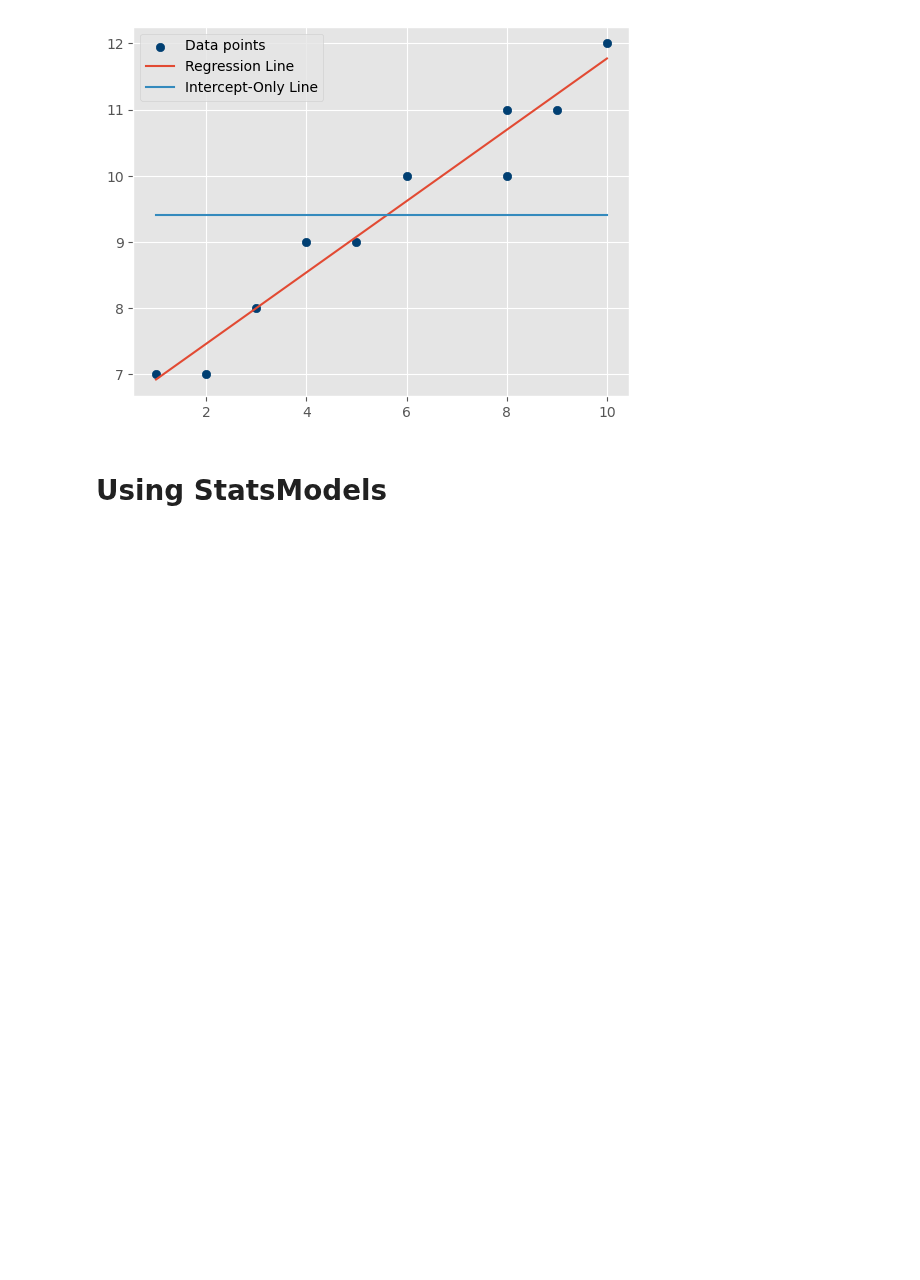
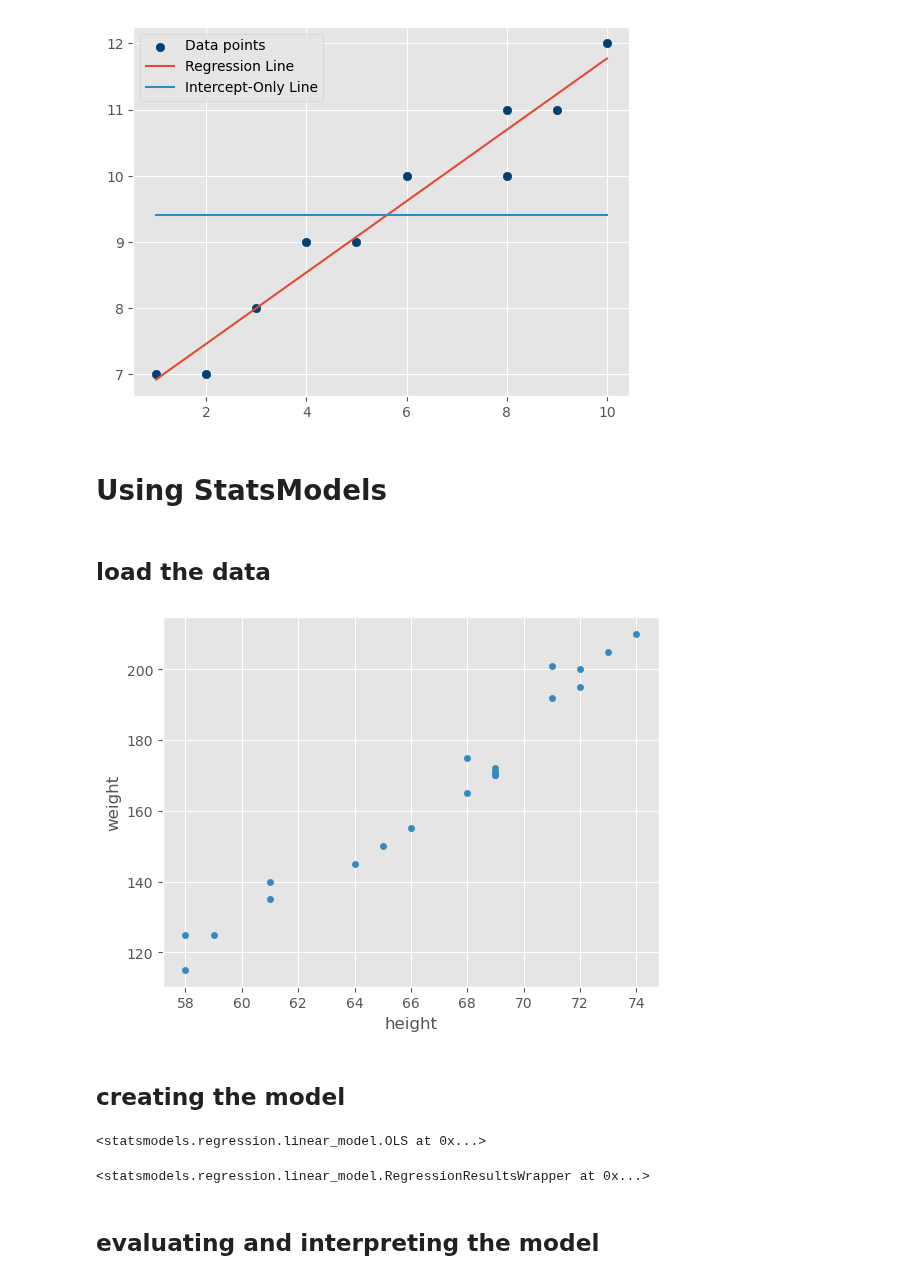
Before and after one commit to claudiahW/LuxDev, a Jupyter notebook: projects/regressionmodel.ipynb, the cells around one changed output. Saved outputs shown, nothing was run; the diff lists cells and outputs as text; code cells hidden in the pictures; blank space fills up the shorter version.

```diff
--- a/projects/regressionmodel.ipynb
+++ b/projects/regressionmodel.ipynb
@@ -57,3 +57,13 @@ Our model is: y = 0.539x + 6.3796
 import statsmodels.api as sm , matplotlib.pyplot as plt , numpy as np ,pandas as pd, scipy.stats as stats , seaborn as sns ,statsmodels.api as sm
 import warnings
 warnings.filterwarnings('ignore')
+# %% [markdown]
+## load the data
+# %%
+# load the data
+df_bmi = pd.read_csv(r'C:\Users\user\Downloads\heightWeight.csv')
+# %%
+# plot in a scatter plot
+df_bmi.plot.scatter(x ="height", y="weight");
+# %% [output]
+[figure, added]
@@ -59,0 +73,14 @@ warnings.filterwarnings('ignore')
+# %% [markdown]
+## creating the model
+# %%
+model = sm.OLS(endog=y, exog=sm.add_constant(X))
+model
+# %% [output]
+<statsmodels.regression.linear_model.OLS at 0x...>
+# %%
+results = model.fit()
+results
+# %% [output]
+<statsmodels.regression.linear_model.RegressionResultsWrapper at 0x...>
+# %% [markdown]
+## evaluating and interpreting the model
```
Also changed, not shown: parts of 18 cells of this notebook.
